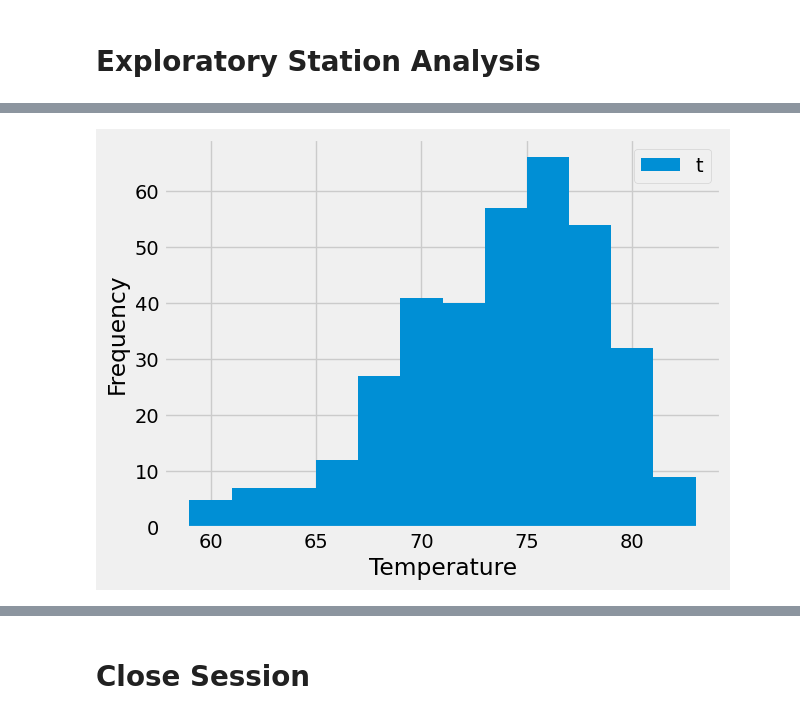
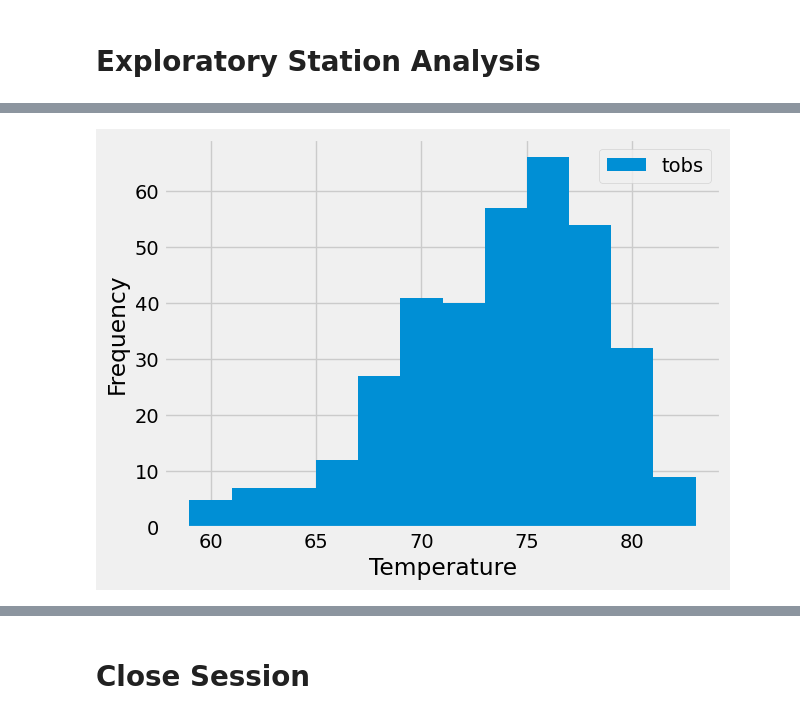
Before and after one commit to bburwinkel0721/sqlalchemy-challenge, a Jupyter notebook: SurfsUp/climate.ipynb, the cells around one changed output, grey strips where cells are left out. Drawn from its saved outputs; the diff is of its cells as text; code cells hidden in the pictures.

```diff
--- a/SurfsUp/climate.ipynb
+++ b/SurfsUp/climate.ipynb
@@ -170,9 +131,11 @@ FROM measurement) AS anon_1
 # %%
 # Design a query to find the most active stations (i.e. which stations have the most rows?)
 # List the stations and their counts in descending order.
-data = session.query(Measurement.station, func.count(Measurement.station))\
+most_active_stations_query = session.query(Measurement.station, func.count(Measurement.station))\
     .group_by(Measurement.station)\
     .order_by(func.count(Measurement.station).desc())\
     .all()
-data
+
+# Display results
+most_active_stations_query
 # %% [output]
@@ -206,7 +154,12 @@ most_active_station_id = data[0][0]
 # %%
+# Store most active station id into variable
+most_active_station_id = most_active_stations_query[0][0]
+
 # Using the most active station id from the previous query, calculate the lowest, highest, and average temperature.
 station_stats = session.query(func.min(Measurement.tobs), func.max(Measurement.tobs), func.sum(Measurement.tobs)/func.count(Measurement.tobs))\
     .filter(Measurement.station == most_active_station_id)\
     .all()
+
+# display results
 station_stats
 # %% [output]
@@ -230,15 +183,21 @@ WHERE measurement.station = ? ORDER BY measurement.date DESC
 ('2017-08-18',)
 # %%
+# Using the most active station id
+# Query the last 12 months of temperature observation data for this station and plot the results as a histogram
 query_results = session.query(Measurement.tobs).filter((Measurement.station == most_active_station_id)&(Measurement.date >= '2016-08-18')).all()
+
+# Create a dataframe for the histogram plot
 station_data = pd.DataFrame({
     'tobs':[row[0] for row in query_results]
 })
 
-# fig, ax = plt.subplots()
-# ax.hist(station_data)
-station_data['tobs'].hist(bins=12)
+# Create histogram
+station_data['tobs'].hist(bins=12, legend=True)
+
+# Create labels
 plt.xlabel('Temperature')
 plt.ylabel('Frequency')
-plt.legend('tobs')
+
+# Display plot
 plt.show()
 # %% [output]
@@ -249 +208 @@ WHERE measurement.station = ? AND measurement.date >= ?
-[figure, old version]
+[figure, new version]
```
Also changed, not shown: parts of 17 cells of this notebook.
